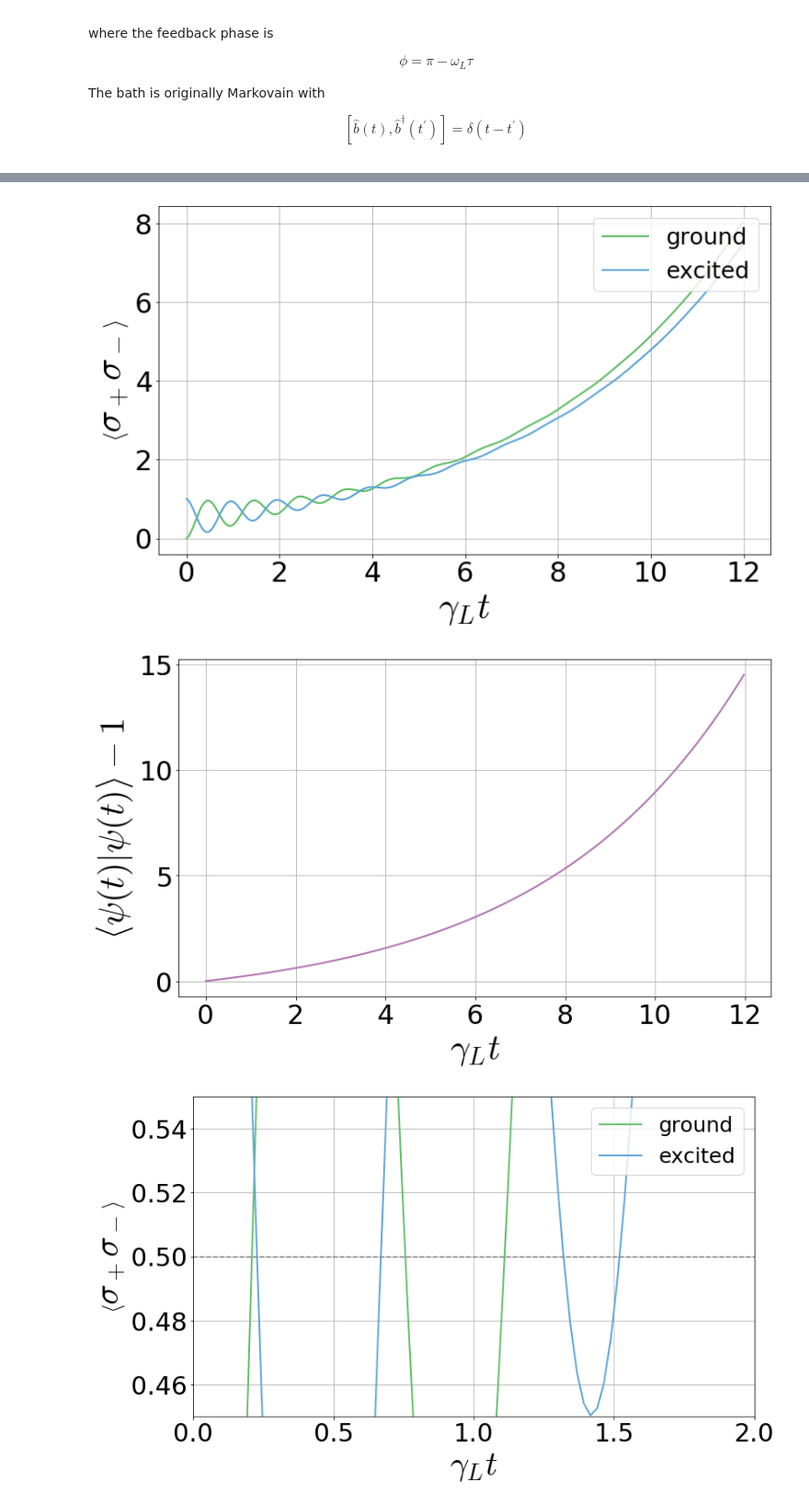
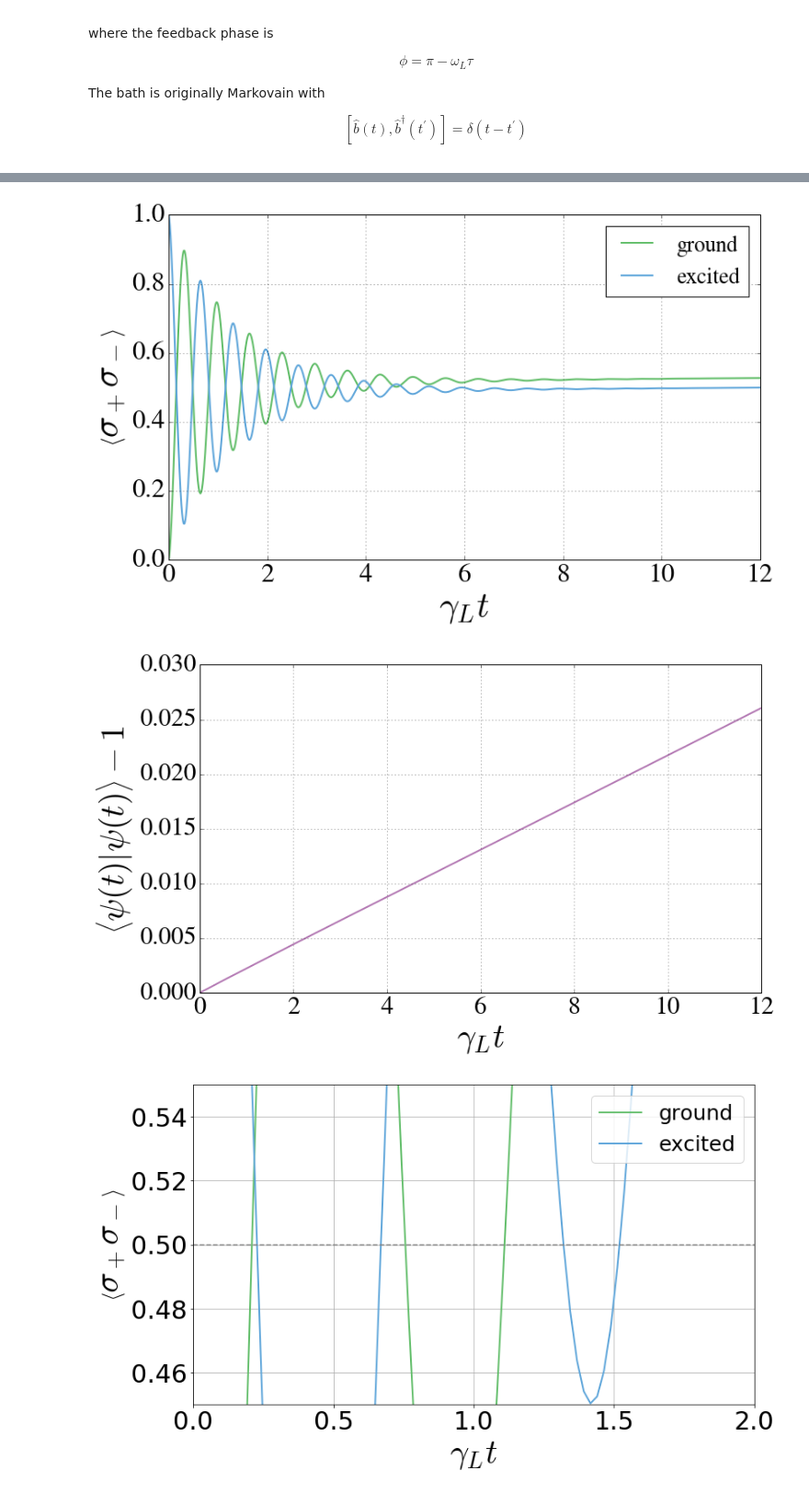
Before and after one commit to nemetniki/Kerr, a Jupyter notebook: MPS trial.ipynb, the cells around one changed output, grey strips where cells are left out. Shown at 92% size. Drawn from its saved outputs; the diff is of its cells as text; code cells hidden in the pictures.

```diff
--- a/MPS trial.ipynb
+++ b/MPS trial.ipynb
@@ -88,9 +88,9 @@ Let us consider a TLS on a waveguide. We need up to 4 photons in the environment
 start = time.time()
 
 gamma_L = 1.
-Om_TLS  = 1.*np.pi#*gamma_L
+Om_TLS  = 1.5*np.pi#*gamma_L
 Delta_T = 1.0
-dt      = .024
+dt      = .0001
 endt=int(12/dt)+3
 init = [0]*endt
 l=3
@@ -214,20 +214,6 @@ for m in np.arange(endt-4,-1,-1):
     ### Storing the different Matrices of the timebins and system (I'm not convinced that this is necessary) ###
     init[m] = tog_svd[2]
     init[m-1] = np.dot(tog_svd[0],np.diag(tog_svd[1]))
-    ### Calculating the norm ###
-#    if m==endt-4:
-#        nor22 = np.einsum("ik,jk->ij",init[m],np.conjugate(init[m]))
-#        nor12 = np.einsum("ij,ij",np.einsum("li,lj->ij",init[m-1],np.conjugate(init[m-1])),nor22)
-#    else:
-#        nor32 = np.einsum("mli,nlj->minj",init[m],np.conjugate(init[m]))
-#        nor22 = np.einsum("minj,ij->mn",nor32,nor22)
-#        nor12 = np.einsum("mn,mn",np.einsum("lm,ln->mn",init[m-1],np.conjugate(init[m-1])),nor22)
-#    norm2[m] = nor12
-
-#    for mi in range(endt-4,m-1,-1):
-#        init[mi] = init[mi]/np.sqrt(norm2[mi])
-#    init[m-1] = init[m-1]/np.sqrt(norm2[m])
-
 
 #    print("after\n",init[m].shape)
 #    print(init[m-1].shape)
@@ -266,5 +252,5 @@ elapsed time: 00:00:00
-[figure, old version]
+[figure, new version]
-[figure, old version]
+[figure, new version]
 # %%
 plt.figure(figsize = (12,7))
 plt.plot(t,np.flip(np.real(exc),0),lw=2,label="ground",color=colors["green"])
```
Also changed, not shown: parts of 7 cells of this notebook.
